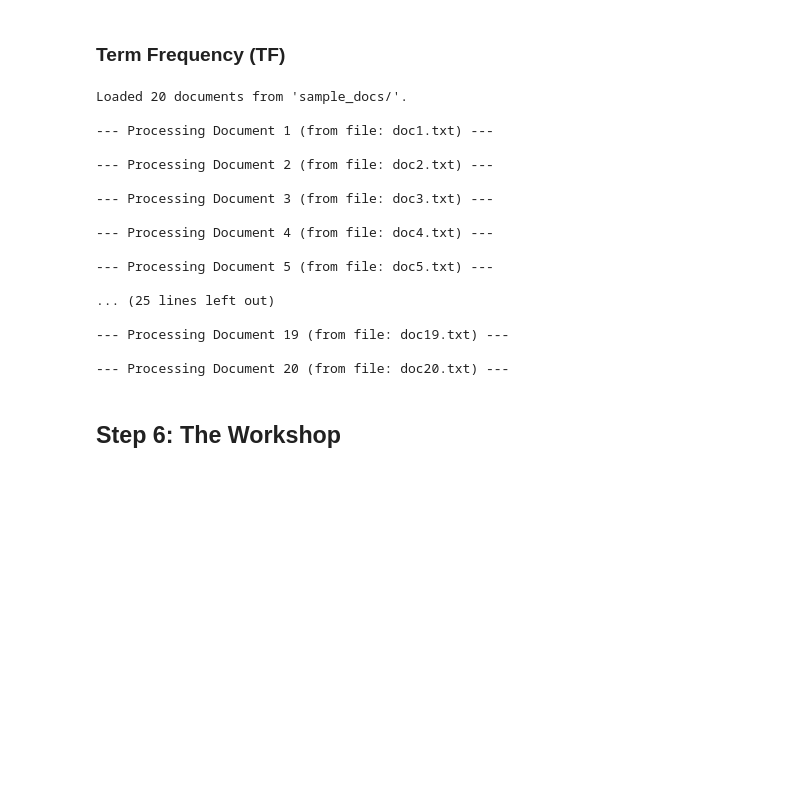
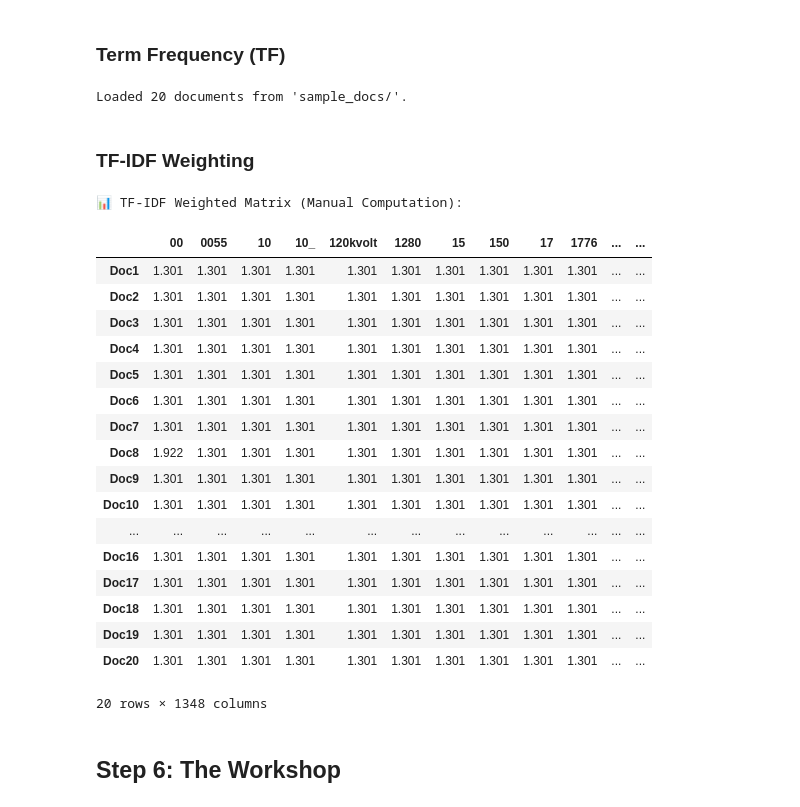
Before and after one commit to tcsgik/PROG8245_Lab7, a Jupyter notebook: IRBasics_VectorSpaceProximity.ipynb, the cells around one changed output. Drawn from its saved outputs; the diff is of its cells as text; code cells hidden in the pictures; blank space fills up the shorter version.

Commit message:
TF-IDF Weighting

```diff
--- a/IRBasics_VectorSpaceProximity.ipynb
+++ b/IRBasics_VectorSpaceProximity.ipynb
@@ -728,8 +728,6 @@ all_tf_normalized = []
 
 # Now, iterate through the loaded corpus (which is a list of documents)
 for i, doc_content in enumerate(corpus):
-    print(f"\n--- Processing Document {i+1} (from file: {file_paths[i].split('/')[-1]}) ---")
-
     # Tokenize the document (simple lowercase + split)
     tokens = doc_content.lower().split()
 
@@ -745,31 +743,53 @@ for i, doc_content in enumerate(corpus):
     # Store results for each document
     all_tf_raw.append(tf_raw)
     all_tf_normalized.append(tf_normalized)
-
-    # Display results for the current document
-    # print("🔢 Raw Term Frequencies:")
-    # display(pd.DataFrame(tf_raw.items(), columns=["Term", "Raw TF"]))
-
-    # print("\n📏 Normalized Term Frequencies:")
-    # display(pd.DataFrame(tf_normalized.items(), columns=["Term", "TF (Normalized)"]))
 # %% [output]
 Loaded 20 documents from 'sample_docs/'.
-
---- Processing Document 1 (from file: doc1.txt) ---
-
---- Processing Document 2 (from file: doc2.txt) ---
-
---- Processing Document 3 (from file: doc3.txt) ---
-
---- Processing Document 4 (from file: doc4.txt) ---
-
---- Processing Document 5 (from file: doc5.txt) ---
-
-... (25 lines left out)
-
---- Processing Document 19 (from file: doc19.txt) ---
-
---- Processing Document 20 (from file: doc20.txt) ---
+# %% [markdown]
+### TF-IDF Weighting
+# %%
+# Total number of documents
+N = len(corpus)
+
+# Vectorize (raw term frequencies)
+vectorizer = CountVectorizer()
+X = vectorizer.fit_transform(corpus)
+terms = vectorizer.get_feature_names_out()
+X_array = X.toarray()
+
+# Compute Document Frequencies
+df = (X_array > 0).sum(axis=0)
+idf = np.log10(N / df)
+
+# Manual TF-IDF: apply (1 + log10(tf)) * idf
+tf_log = 1 + np.where(X_array > 0, np.log10(X_array), 0)
+tfidf = tf_log * idf
+
+# Create a DataFrame for visual inspection
+tfidf_df = pd.DataFrame(tfidf, columns=terms, index=[f"Doc{i+1}" for i in range(N)])
+
+print("📊 TF-IDF Weighted Matrix (Manual Computation):")
+tfidf_df.round(3)
+# %% [output]
+📊 TF-IDF Weighted Matrix (Manual Computation):
+|  | 00 | 0055 | 10 | 10_ | 120kvolt | 1280 | 15 | 150 | 17 | 1776 | ... | ... |
+| Doc1 | 1.301 | 1.301 | 1.301 | 1.301 | 1.301 | 1.301 | 1.301 | 1.301 | 1.301 | 1.301 | ... | ... |
+| Doc2 | 1.301 | 1.301 | 1.301 | 1.301 | 1.301 | 1.301 | 1.301 | 1.301 | 1.301 | 1.301 | ... | ... |
+| Doc3 | 1.301 | 1.301 | 1.301 | 1.301 | 1.301 | 1.301 | 1.301 | 1.301 | 1.301 | 1.301 | ... | ... |
+| Doc4 | 1.301 | 1.301 | 1.301 | 1.301 | 1.301 | 1.301 | 1.301 | 1.301 | 1.301 | 1.301 | ... | ... |
+| Doc5 | 1.301 | 1.301 | 1.301 | 1.301 | 1.301 | 1.301 | 1.301 | 1.301 | 1.301 | 1.301 | ... | ... |
+| Doc6 | 1.301 | 1.301 | 1.301 | 1.301 | 1.301 | 1.301 | 1.301 | 1.301 | 1.301 | 1.301 | ... | ... |
+| Doc7 | 1.301 | 1.301 | 1.301 | 1.301 | 1.301 | 1.301 | 1.301 | 1.301 | 1.301 | 1.301 | ... | ... |
+| Doc8 | 1.922 | 1.301 | 1.301 | 1.301 | 1.301 | 1.301 | 1.301 | 1.301 | 1.301 | 1.301 | ... | ... |
+| Doc9 | 1.301 | 1.301 | 1.301 | 1.301 | 1.301 | 1.301 | 1.301 | 1.301 | 1.301 | 1.301 | ... | ... |
+| Doc10 | 1.301 | 1.301 | 1.301 | 1.301 | 1.301 | 1.301 | 1.301 | 1.301 | 1.301 | 1.301 | ... | ... |
+| ... | ... | ... | ... | ... | ... | ... | ... | ... | ... | ... | ... | ... |
+| Doc16 | 1.301 | 1.301 | 1.301 | 1.301 | 1.301 | 1.301 | 1.301 | 1.301 | 1.301 | 1.301 | ... | ... |
+| Doc17 | 1.301 | 1.301 | 1.301 | 1.301 | 1.301 | 1.301 | 1.301 | 1.301 | 1.301 | 1.301 | ... | ... |
+| Doc18 | 1.301 | 1.301 | 1.301 | 1.301 | 1.301 | 1.301 | 1.301 | 1.301 | 1.301 | 1.301 | ... | ... |
+| Doc19 | 1.301 | 1.301 | 1.301 | 1.301 | 1.301 | 1.301 | 1.301 | 1.301 | 1.301 | 1.301 | ... | ... |
+| Doc20 | 1.301 | 1.301 | 1.301 | 1.301 | 1.301 | 1.301 | 1.301 | 1.301 | 1.301 | 1.301 | ... | ... |
+20 rows × 1348 columns
 # %% [markdown]
 ## Step 6: The Workshop
 # %% [markdown]
```
Also changed, not shown: 1 other file.
